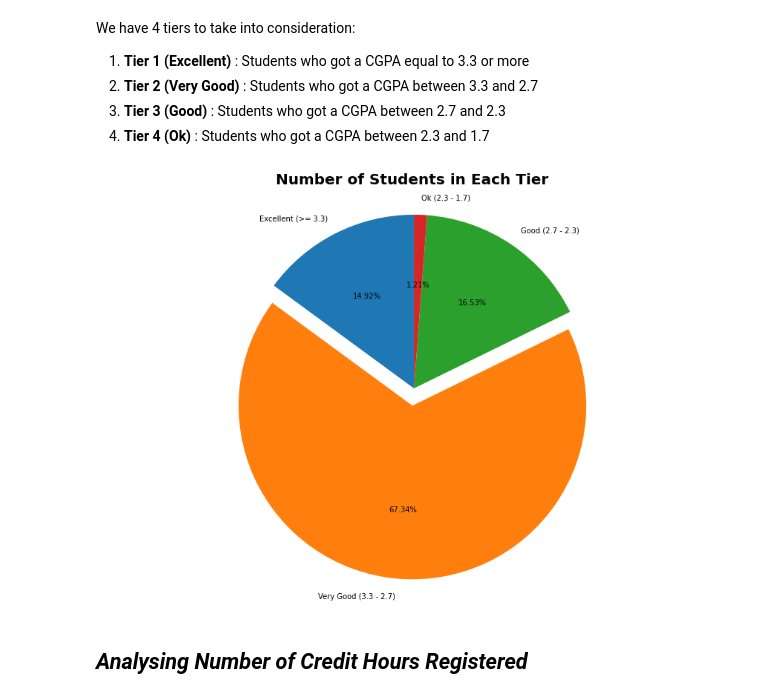
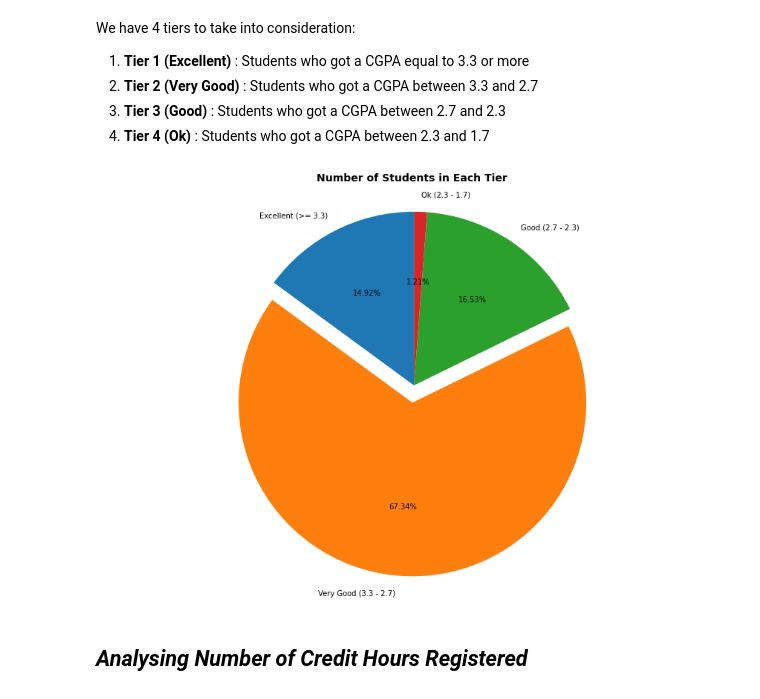
Before and after one commit to abdoitman/Analysing-Class-Scores, a Jupyter notebook: class_data_summary.ipynb, the cells around one changed output. Cells and saved outputs as stored; diff of their text form; code cells hidden in the pictures.

```diff
--- a/class_data_summary.ipynb
+++ b/class_data_summary.ipynb
@@ -120,15 +120,15 @@ ok = class_data.query('CGPA >= 1.7 and CGPA < 2.3')
 # %%
 fig, ax = plt.subplots(figsize=(15,10))
 
 data= [len(exc), len(vgood), len(good), len(ok)]
 labels = ["Excellent (>= 3.3)" , "Very Good (3.3 - 2.7)" , "Good (2.7 - 2.3)" , "Ok (2.3 - 1.7)"]
 explode = [0, 0.1, 0, 0]
 
 _ = ax.pie(data, explode=explode, labels=labels, autopct='%1.2f%%', startangle=90)
-_ = plt.title("Number of Students in Each Tier", fontweight= 'bold', fontsize= 20, y=1.02)
+_ = plt.title("Number of Students in Each Tier", fontweight= 'bold', fontsize= 14, y=1.02)
 _ = ax.axis('equal')  # Equal aspect ratio ensures that pie is drawn as a circle.
 # %% [output]
-[figure, old version]
+[figure, new version]
 # %% [markdown]
 ## *Analysing Number of Credit Hours Registered*
 # %%
```
Also changed, not shown: parts of 12 cells of this notebook.
